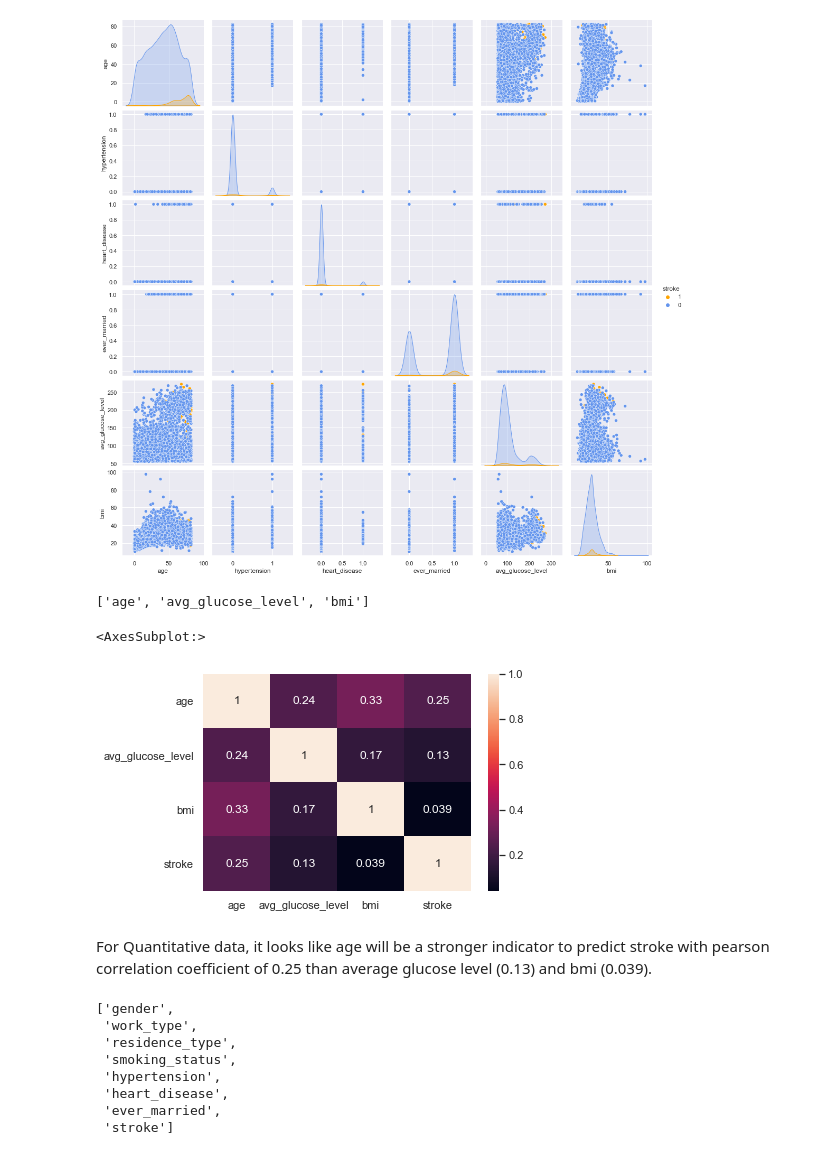
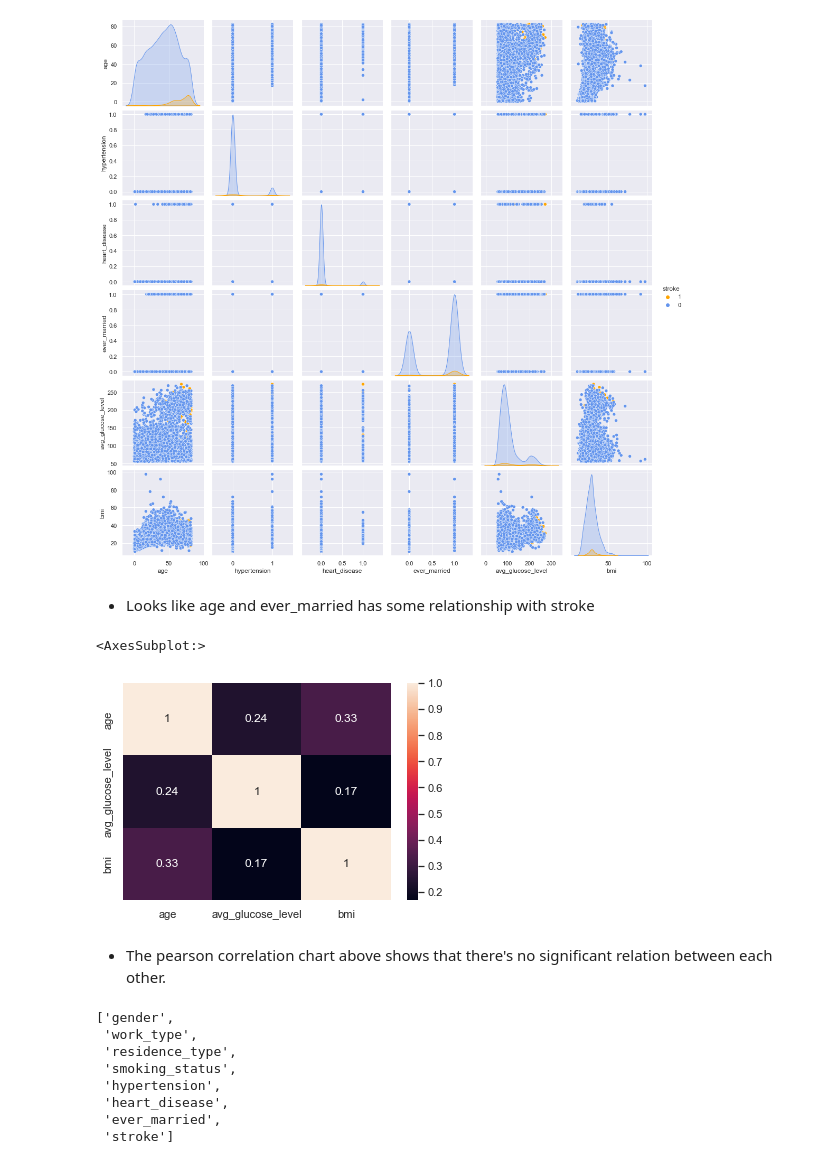
Before and after one commit to ChericeChang/stroke_classification, a Jupyter notebook: 02_EDA.ipynb, the cells around one changed output. Drawn from its saved outputs; the diff is of its cells as text; code cells hidden in the pictures.

```diff
--- a/02_EDA.ipynb
+++ b/02_EDA.ipynb
@@ -188,15 +188,13 @@ It looks like
-# %%
-quant
-# %% [output]
-['age', 'avg_glucose_level', 'bmi']
+# %% [markdown]
+- Looks like age and ever_married has some relationship with stroke
 # %%
-corr1 = ['age', 'avg_glucose_level', 'bmi', 'stroke']
+corr1 = ['age', 'avg_glucose_level', 'bmi']
 sns.heatmap(df[corr1].corr(), annot=True)
 # %% [output]
 <AxesSubplot:>
-[figure, old version]
+[figure, new version]
 # %% [markdown]
-For Quantitative data, it looks like age will be a stronger indicator to predict stroke with pearson correlation coefficient of 0.25 than average glucose level (0.13) and bmi (0.039).
+- The pearson correlation chart above shows that there's no significant relation between each other.
 # %%
 misc = categorical + boolean
 # %%
```
Also changed, not shown: parts of 23 cells of this notebook.
